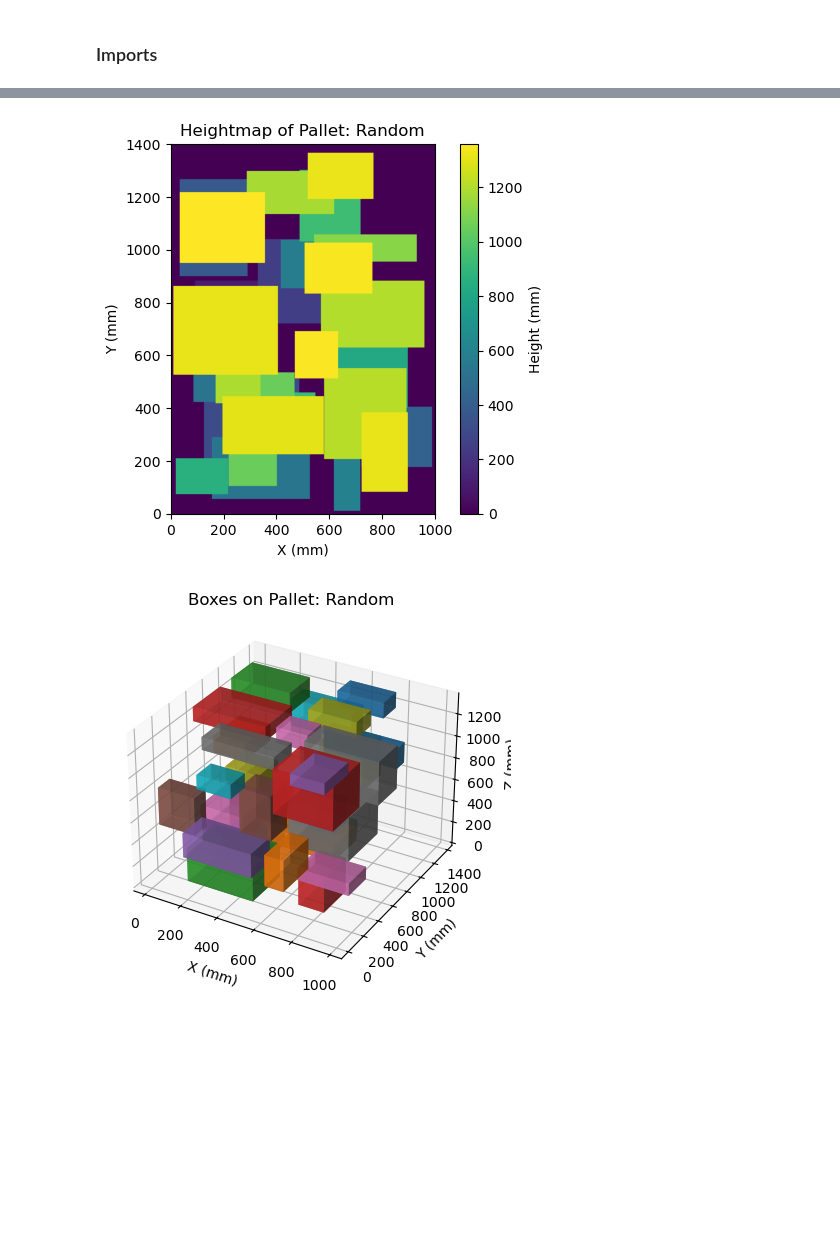
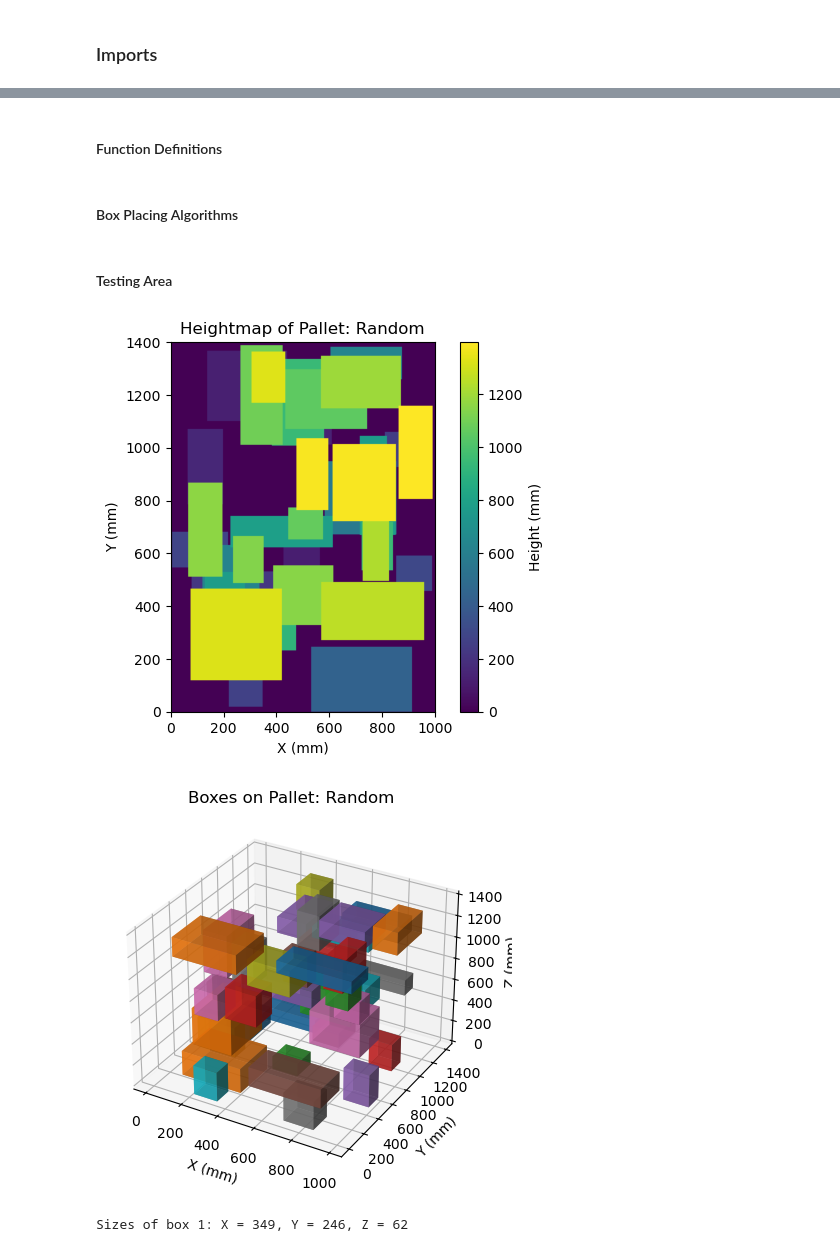
Before and after one commit to xXxCodeSlayerxXx/thesis, a Jupyter notebook: boxoptimizer.ipynb, the cells around one changed output, grey strips where cells are left out. Drawn from its saved outputs; the diff is of its cells as text; code cells hidden in the pictures; blank space fills up the shorter version.

```diff
--- a/boxoptimizer.ipynb
+++ b/boxoptimizer.ipynb
@@ -12,3 +12,6 @@ import matplotlib.pyplot as plt
 # %%
 PALLET_DIMS = (1000, 1400, 1400)  # length, width, height (X, Y, Z, respectively) in mm
 ML_OBSERVATION_SCALE_FACTOR = 10
+
+boxtypes = pd.read_csv("boxtypes.csv")
+orders = pd.read_csv("orders.csv")
@@ -101,6 +106,19 @@ class Pallet:
         # Use block_reduce from scikit-image to scale down heightmap, making sure to take the max so the model knows the top.
         observation = ski.measure.block_reduce(self.heightmap, block_size=(scale_factor, scale_factor), func=np.max)
         return observation
+# %% [markdown]
+#### Function Definitions
+# %%
+def get_box_size_from_id(boxid, df=boxtypes):                       # Retrieve length, width, and height of a box from its ID
+    box = df[df['ID'] == boxid]
+
+    x = box.iloc[0]['LENGTH']
+    y = box.iloc[0]['WIDTH']
+    z = box.iloc[0]['HEIGHT']
+
+    return x, y, z
+# %% [markdown]
+#### Box Placing Algorithms
 # %%
 def place_boxes_random(pallet, num_boxes, box_size_range):         # Place a number of random boxes on the pallet
     for _ in range(num_boxes):
@@ -115,12 +133,18 @@ def place_boxes_random(pallet, num_boxes, box_size_range):         # Place a num
 
         # Attempt to place the box on the pallet
         pallet.place_box((dx, dy, dz), x, y)
+# %% [markdown]
+#### Testing Area
 # %%
 first = Pallet()
 place_boxes_random(first, num_boxes=100, box_size_range=(100, 400))
-
 first.visualize_heightmap("Random")
 first.visualize_boxes("Random")
+
+boxid = 1
+x, y, z = get_box_size_from_id(boxid)
+print(f"Sizes of box {boxid}: X = {x}, Y = {y}, Z = {z}")
 # %% [output]
-[figure, old version]
+[figure, new version]
-[figure, old version]
+[figure, new version]
+Sizes of box 1: X = 349, Y = 246, Z = 62
```
Also changed, not shown: parts of 2 cells of this notebook.
